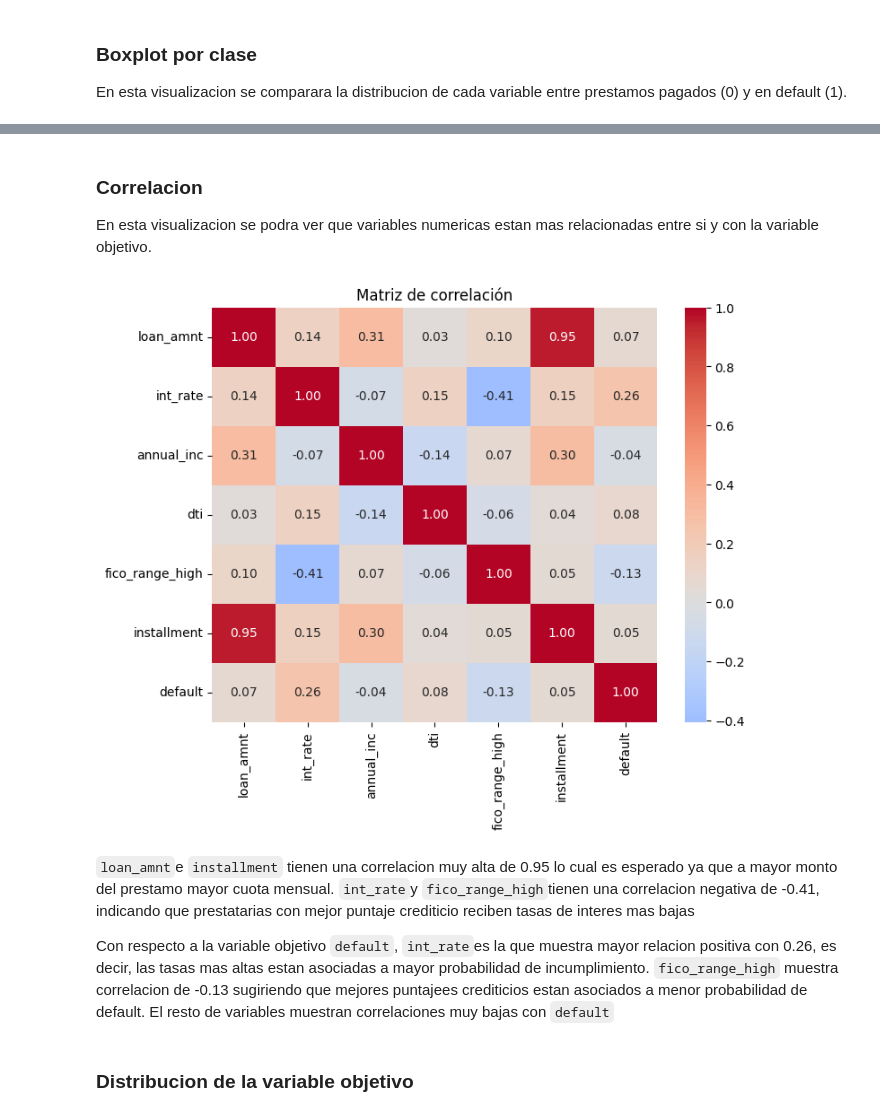
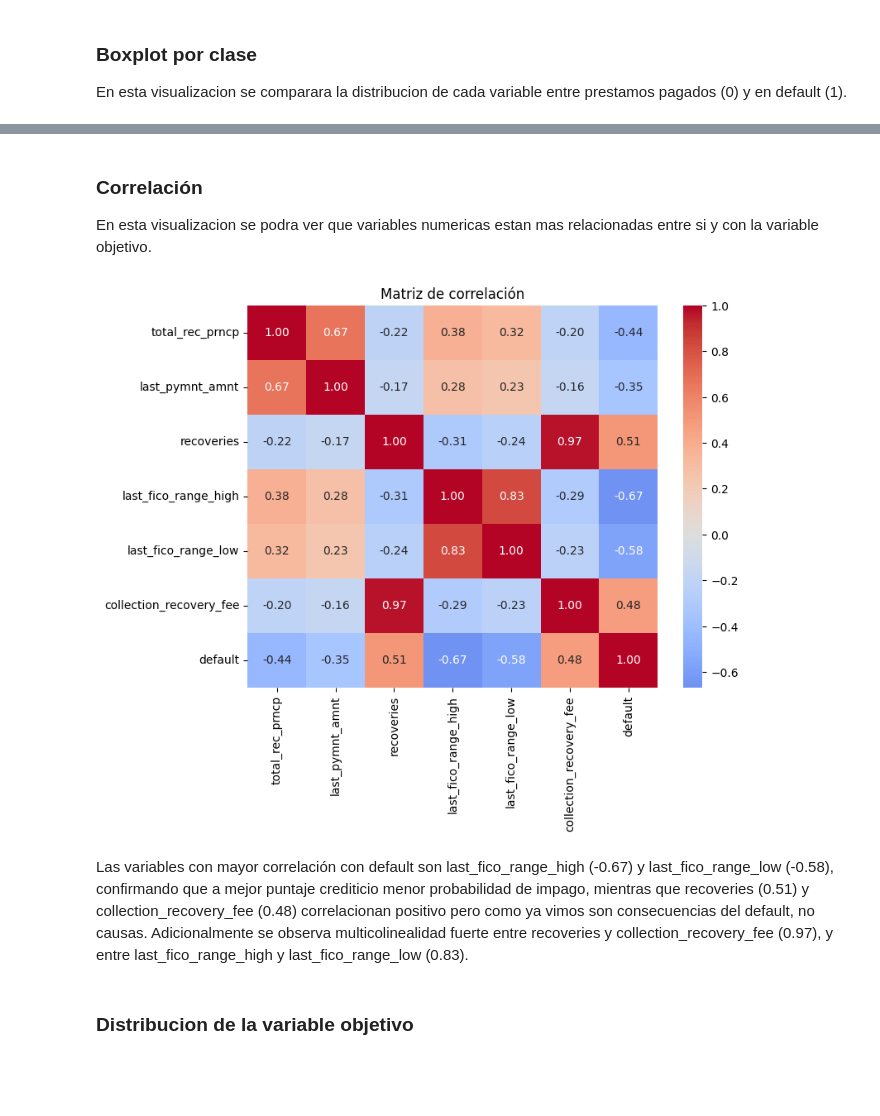
Before and after one commit to T1fff/Mini-Proyecto-Riesgo-Abandono-Universitarios, a Jupyter notebook: index.ipynb, the cells around one changed output, grey strips where cells are left out. Saved outputs shown, nothing was run; the diff lists cells and outputs as text; code cells hidden in the pictures; blank space fills up the shorter version.

```diff
--- a/index.ipynb
+++ b/index.ipynb
@@ -29,7 +34,7 @@ import time
 import warnings
 warnings.filterwarnings('ignore')
 # %%
-datos = pd.read_csv('aceptados.csv')
+datos = pd.read_csv("/Users/pctm/Documents/archive/accepted_2007_to_2018q4.csv/accepted_2007_to_2018Q4.csv")
 pd.options.display.float_format = '{:,.2f}'.format
 print(datos.info())
 # %% [output]
@@ -204,7 +255,5 @@ Al ser 114 variables numericas, no se graficaran todas. Se usararan solo 6 varia
 # %%
-cols = ["loan_amnt", "int_rate", "annual_inc", "dti", "fico_range_high", "installment"]
-
-df[cols].hist(bins=30, figsize=(14, 8), color="steelblue", edgecolor="black")
+df[cols_mi].hist(bins=30, figsize=(14, 8), color="steelblue", edgecolor="black")
 plt.suptitle("Histogramas de variables numéricas", fontsize=14)
 plt.tight_layout()
 plt.show()
@@ -218,9 +263,0 @@ Como se observaba, las variables `dti` y `annual_inc` no se podian visualizar bi
-# %%
-cols = ["loan_amnt", "int_rate", "annual_inc", "dti", "fico_range_high", "installment"]
-
-df_plot = df[cols].apply(lambda x: x[x <= x.quantile(0.99)])
-
-df_plot.hist(bins=30, figsize=(14, 8), color="steelblue", edgecolor="black")
-plt.suptitle("Histogramas de variables numéricas", fontsize=14)
-plt.tight_layout()
-plt.show()
@@ -268,19 +301,19 @@ Despues de aplicar el filtro del 99% se pueden apreciar mejor las variables `dti
 # %% [markdown]
-### Correlacion
+### Correlación
 En esta visualizacion se podra ver que variables numericas estan mas relacionadas entre si y con la variable objetivo.
 # %%
-corr = df[cols + ["default"]].corr()
+cols_numericas = df[cols].select_dtypes(include='number').columns.tolist()
+
+corr = df[cols_numericas + ["default"]].corr()
 
 plt.figure(figsize=(8, 6))
 sns.heatmap(corr, annot=True, fmt=".2f", cmap="coolwarm", center=0)
 plt.title("Matriz de correlación")
 plt.show()
 # %% [output]
-[figure, old version]
+[figure, new version]
 # %% [markdown]
-`loan_amnt`e `installment` tienen una correlacion muy alta de 0.95 lo cual es esperado ya que a mayor monto del prestamo mayor cuota mensual. `int_rate`y `fico_range_high`tienen una correlacion negativa de -0.41, indicando que prestatarias con mejor puntaje crediticio reciben tasas de interes mas bajas
-
-Con respecto a la variable objetivo `default`, `int_rate`es la que muestra mayor relacion positiva con 0.26, es decir, las tasas mas altas estan asociadas a mayor probabilidad de incumplimiento. `fico_range_high` muestra correlacion de -0.13 sugiriendo que mejores puntajees crediticios estan asociados a menor probabilidad de default. El resto de variables muestran correlaciones muy bajas con `default`
+Las variables con mayor correlación con default son last_fico_range_high (-0.67) y last_fico_range_low (-0.58), confirmando que a mejor puntaje crediticio menor probabilidad de impago, mientras que recoveries (0.51) y collection_recovery_fee (0.48) correlacionan positivo pero como ya vimos son consecuencias del default, no causas. Adicionalmente se observa multicolinealidad fuerte entre recoveries y collection_recovery_fee (0.97), y entre last_fico_range_high y last_fico_range_low (0.83).
 # %% [markdown]
 ### Distribucion de la variable objetivo
 # %%
```
Also changed, not shown: parts of 44 cells of this notebook.
